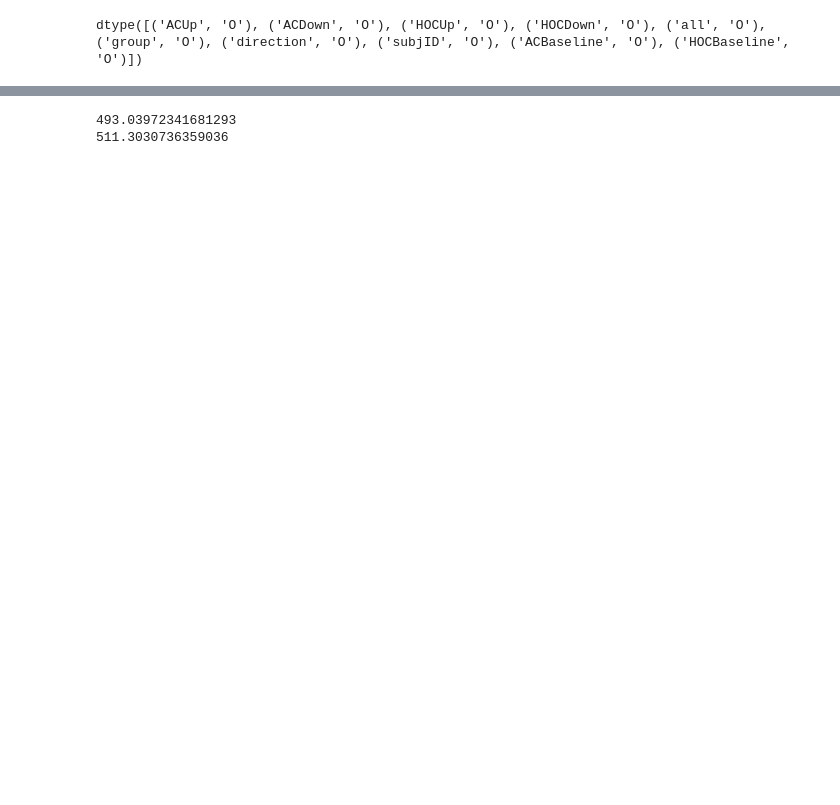
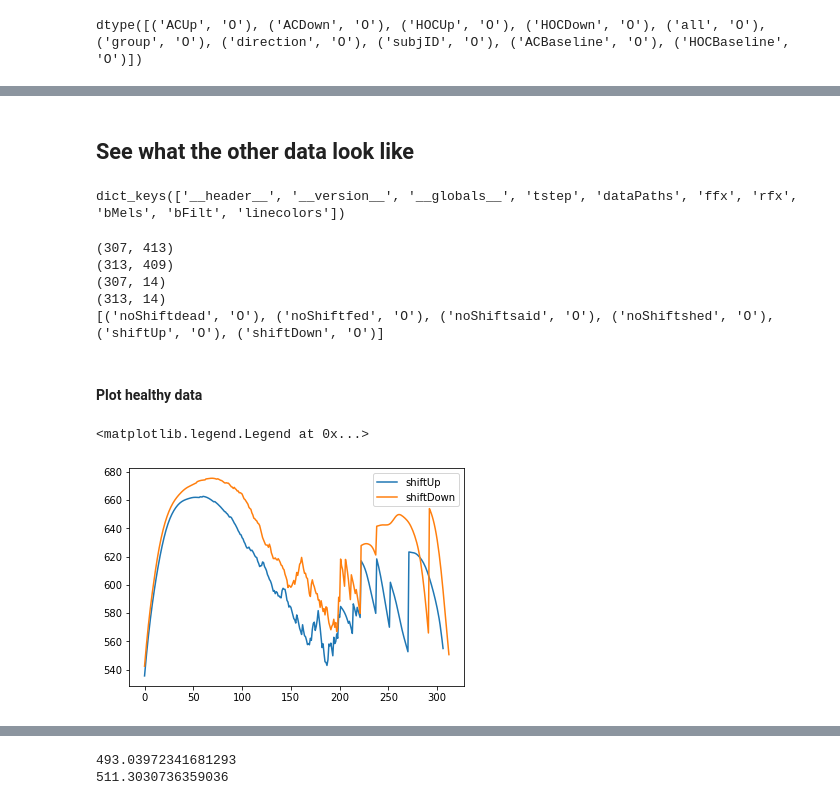
Before and after one commit to apongos/FACTS_SBI_cluster, a Jupyter notebook: SBI_on_FACTS_parell_data.ipynb, the cells around one changed output, grey strips where cells are left out. Saved outputs shown, nothing was run; the diff lists cells and outputs as text; code cells hidden in the pictures; blank space fills up the shorter version.

```diff
--- a/SBI_on_FACTS_parell_data.ipynb
+++ b/SBI_on_FACTS_parell_data.ipynb
@@ -237,0 +272,32 @@ dtype([('ACUp', 'O'), ('ACDown', 'O'), ('HOCUp', 'O'), ('HOCDown', 'O'), ('all',
+# %% [markdown]
+## See what the other data look like
+# %%
+data_healthy_2019 = scipy.io.loadmat('sbi_resources/parrell_2019/fmtMatrix_shiftUpshiftDown_merged_OA.mat')
+print(data_healthy_2019.keys())
+# %% [output]
+dict_keys(['__header__', '__version__', '__globals__', 'tstep', 'dataPaths', 'ffx', 'rfx', 'bMels', 'bFilt', 'linecolors'])
+# %%
+print(data_healthy_2019['ffx']['rawf1'][0,0]['shiftUp'][0,0].shape)
+print(data_healthy_2019['ffx']['rawf1'][0,0]['shiftDown'][0,0].shape)
+print(data_healthy_2019['rfx']['rawf1'][0,0]['shiftUp'][0,0].shape)
+print(data_healthy_2019['rfx']['rawf1'][0,0]['shiftDown'][0,0].shape)
+print(data_healthy_2019['ffx']['rawf1'][0,0].dtype)
+# %% [output]
+(307, 413)
+(313, 409)
+(307, 14)
+(313, 14)
+[('noShiftdead', 'O'), ('noShiftfed', 'O'), ('noShiftsaid', 'O'), ('noShiftshed', 'O'), ('shiftUp', 'O'), ('shiftDown', 'O')]
+# %% [markdown]
+#### Plot healthy data
+# %%
+healthy_ffx_shiftUp = data_healthy_2019['ffx']['rawf1'][0,0]['shiftUp'][0,0]
+healthy_ffx_shiftDown = data_healthy_2019['ffx']['rawf1'][0,0]['shiftDown'][0,0]
+
+# print(healthy_ffx_shiftUp)
+plt.plot(np.nanmean(healthy_ffx_shiftUp,1), label='shiftUp' )
+plt.plot(np.nanmean(healthy_ffx_shiftDown,1), label='shiftDown' )
+plt.legend()
+# %% [output]
+<matplotlib.legend.Legend at 0x...>
+[figure, added]
```
Also changed, not shown: parts of 35 cells of this notebook, 32 other files.
